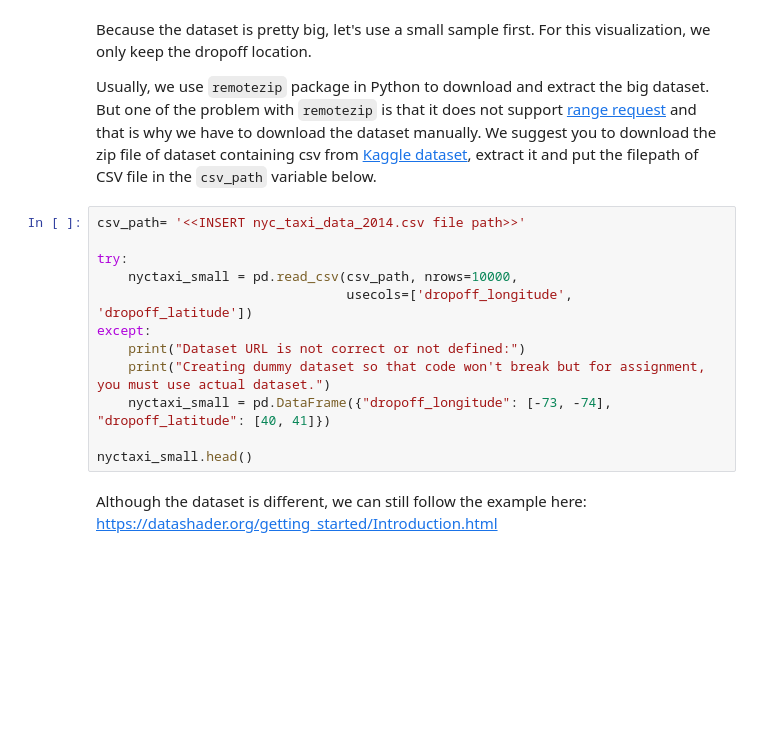
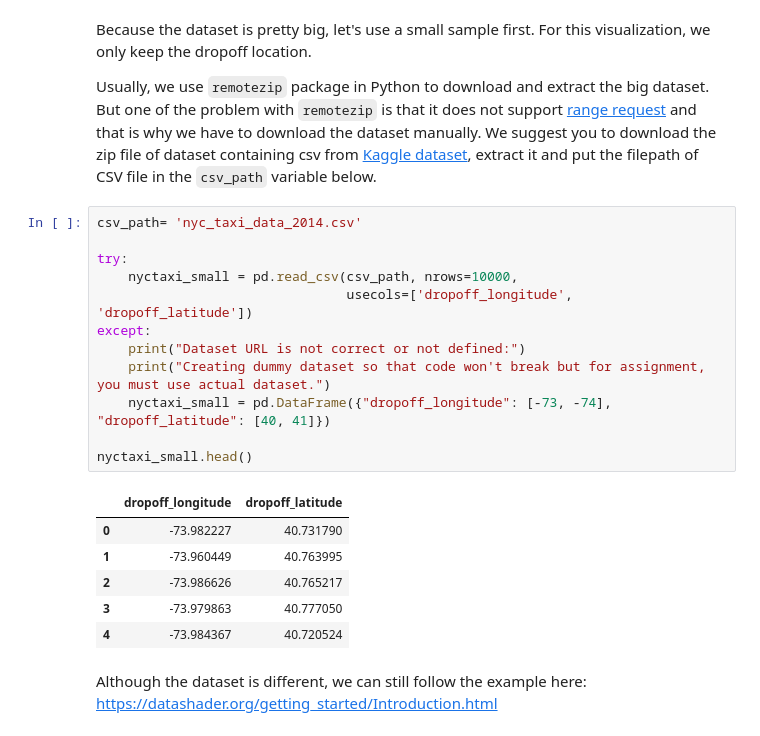
Before and after one commit to berryscottr/DataVisualization, a Jupyter notebook: lab12.ipynb, the cells around one changed output. Cells and saved outputs as stored; diff of their text form; blank space fills up the shorter version.

```diff
--- a/lab12.ipynb
+++ b/lab12.ipynb
@@ -313,17 +364,24 @@ Because the dataset is pretty big, let's use a small sample first. For this visu
 
 Usually, we use `remotezip` package in Python to download and extract the big dataset. But one of the problem with `remotezip` is that it does not support [range request](https://github.com/gtsystem/python-remotezip/issues/3) and that is why we have to download the dataset manually. We suggest you to download the zip file of dataset containing csv from [Kaggle dataset](https://www.kaggle.com/kentonnlp/2014-new-york-city-taxi-trips), extract it and put the filepath of CSV file in the `csv_path` variable below.
 # %%
-csv_path= '<<INSERT nyc_taxi_data_2014.csv file path>>'
+csv_path= 'nyc_taxi_data_2014.csv'
 
 try:
     nyctaxi_small = pd.read_csv(csv_path, nrows=10000,
                                 usecols=['dropoff_longitude', 'dropoff_latitude'])
 except:
     print("Dataset URL is not correct or not defined:")
     print("Creating dummy dataset so that code won't break but for assignment, you must use actual dataset.")
     nyctaxi_small = pd.DataFrame({"dropoff_longitude": [-73, -74], "dropoff_latitude": [40, 41]})
 
 nyctaxi_small.head()
+# %% [output]
+|  | dropoff_longitude | dropoff_latitude |
+| 0 | -73.982227 | 40.731790 |
+| 1 | -73.960449 | 40.763995 |
+| 2 | -73.986626 | 40.765217 |
+| 3 | -73.979863 | 40.777050 |
+| 4 | -73.984367 | 40.720524 |
 # %% [markdown]
 Although the dataset is different, we can still follow the example here: https://datashader.org/getting_started/Introduction.html
 # %%
```
Also changed, not shown: parts of 40 cells of this notebook, 5 other files.
